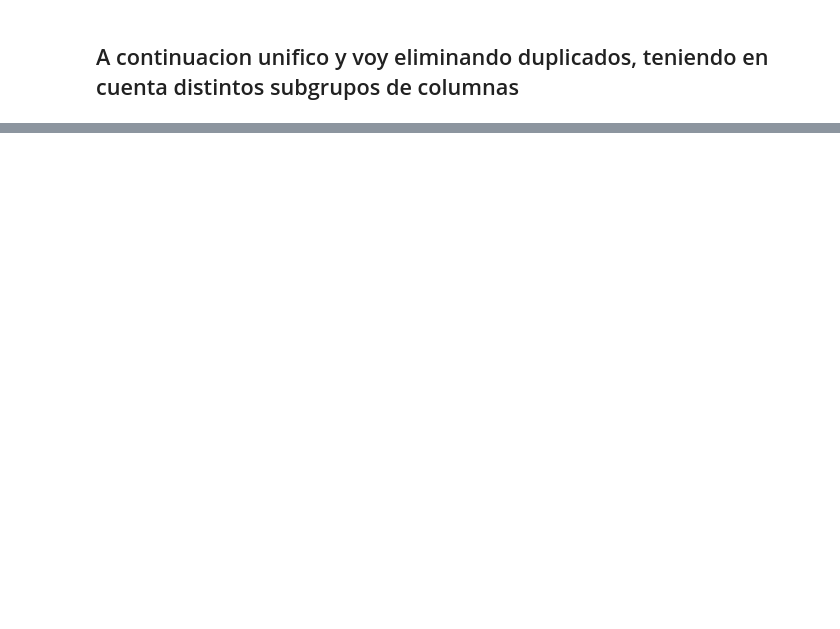
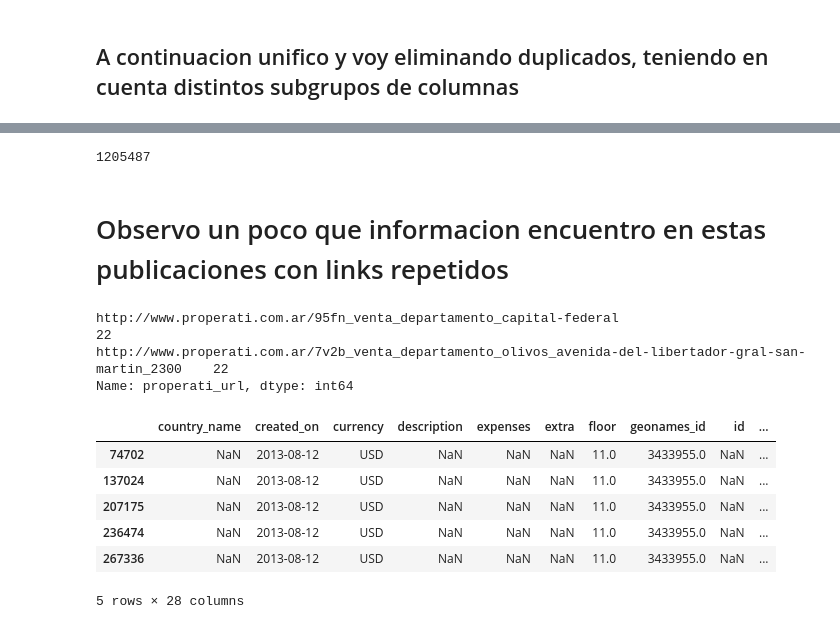
Before and after one commit to yussefomar/tp1OrganizacionComputador, a Jupyter notebook: filtrarPropiedadesCapitalYGba.ipynb, the cells around one changed output, grey strips where cells are left out. Cells and saved outputs as stored; diff of their text form; code cells hidden in the pictures; blank space fills up the shorter version.

```diff
--- a/filtrarPropiedadesCapitalYGba.ipynb
+++ b/filtrarPropiedadesCapitalYGba.ipynb
@@ -21,7 +20,7 @@ nulosStateName = 0
 nulosPlaceWParentNames = 0
 noCuentaConStateName = 0
 noCuentaConPlaceWParentNames = 0
-for df in dataFrames:
+for df in dataframes:
     try:
         nulosStateName += df.state_name.isnull().sum()
     except:
@@ -43,7 +42,7 @@ Cantidad de archivos que no cuentan con la columna place_w_parent_names: 0
 ## Dado los resultados, para quedarnos solo con las propiedades de Capital Federal y GBA tendremos que utilizar la columna 'place_with_parent_names'
 # %%
 frecuencias = {}
-for df in dataFrames:
+for df in dataframes:
     parentNames = df['place_with_parent_names']
     for padres in parentNames:
         zona = padres.split("|")[2]
@@ -86,7 +85,7 @@ def filtrarCapitalYGBA(serie):
     return booleans
 # %%
 filtrados =[]
-for df in dataFrames:
+for df in dataframes:
 
     df = df[filtrarCapitalYGBA(df['place_with_parent_names'])]
     filtrados.append(df)
@@ -298,0 +360,7 @@ d.to_csv("datosCabaYGBA")
+# %%
+#Los que no tienen ni precio aproximado en dolares ni precio por m2 en dolar ya no me interesan
+b = a[~a["price_aprox_usd"].isnull() | ~a["price_usd_per_m2"].isnull()]
+# %%
+len(b)
+# %% [output]
+1205487
@@ -298,0 +369,18 @@ d.to_csv("datosCabaYGBA")
+# %% [markdown]
+# Observo un poco que informacion encuentro en estas publicaciones con links repetidos
+# %%
+links_repetidos.head(2)
+# %% [output]
+http://www.properati.com.ar/95fn_venta_departamento_capital-federal                                       22
+http://www.properati.com.ar/7v2b_venta_departamento_olivos_avenida-del-libertador-gral-san-martin_2300    22
+Name: properati_url, dtype: int64
+# %%
+b[b["properati_url"] == "http://www.properati.com.ar/95fn_venta_departamento_capital-federal"].head(5)
+# %% [output]
+|  | country_name | created_on | currency | description | expenses | extra | floor | geonames_id | id | ... |
+| 74702 | NaN | 2013-08-12 | USD | NaN | NaN | NaN | 11.0 | 3433955.0 | NaN | ... |
+| 137024 | NaN | 2013-08-12 | USD | NaN | NaN | NaN | 11.0 | 3433955.0 | NaN | ... |
+| 207175 | NaN | 2013-08-12 | USD | NaN | NaN | NaN | 11.0 | 3433955.0 | NaN | ... |
+| 236474 | NaN | 2013-08-12 | USD | NaN | NaN | NaN | 11.0 | 3433955.0 | NaN | ... |
+| 267336 | NaN | 2013-08-12 | USD | NaN | NaN | NaN | 11.0 | 3433955.0 | NaN | ... |
+5 rows × 28 columns
```
Also changed, not shown: parts of 73 cells of this notebook, 2 other files.
